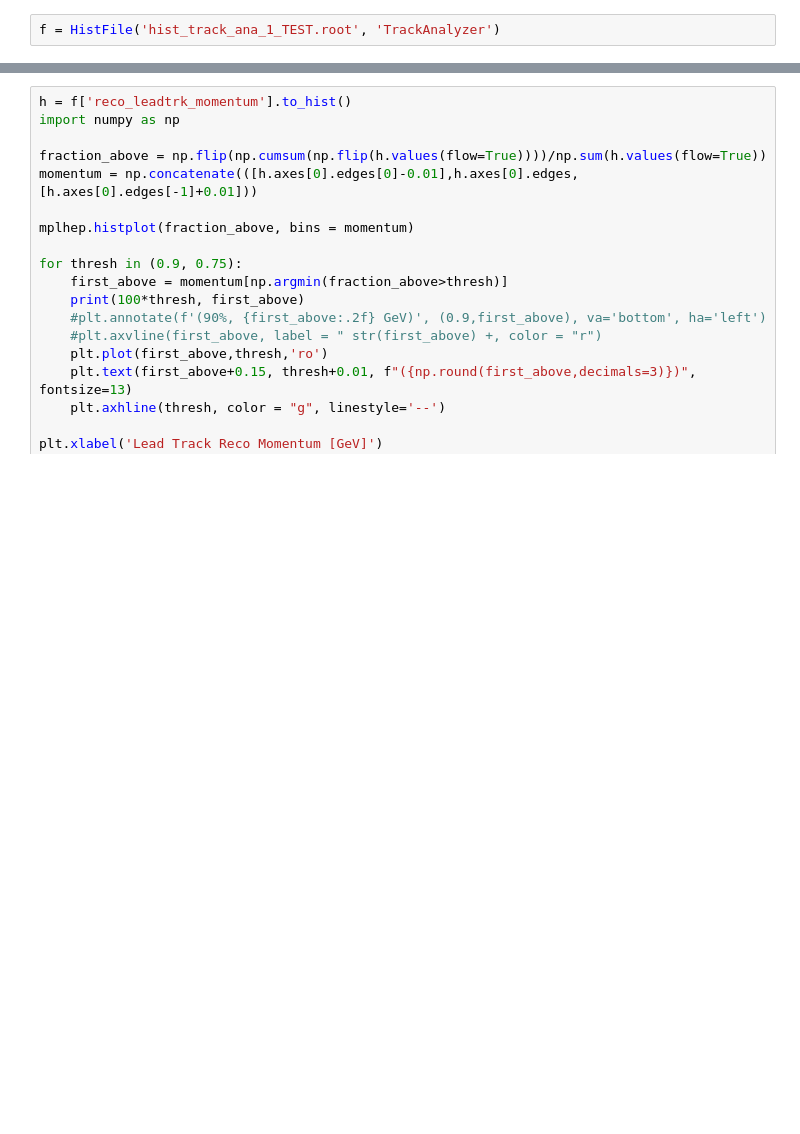
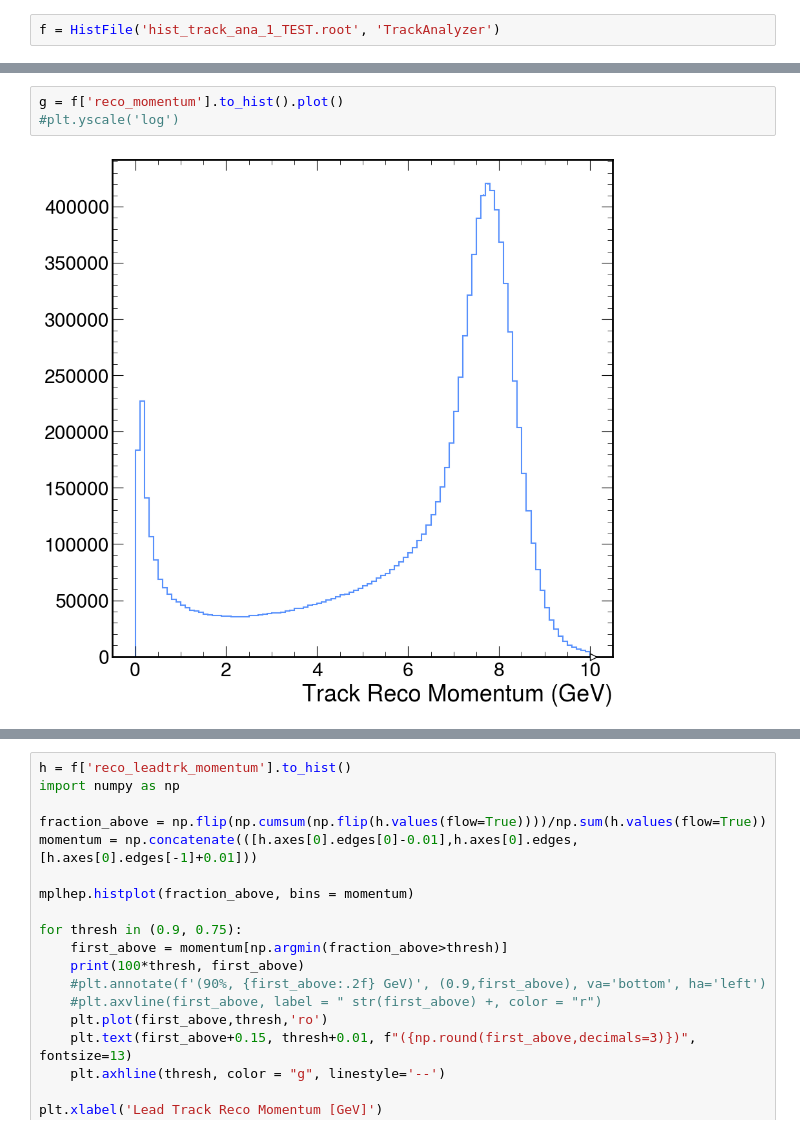
Before and after one commit to rodr1001/my_code, a Jupyter notebook: ldmx/EAT_Tracking/STREAMLINE-plot-eat-tracking-histograms.ipynb, the cells around one changed output, grey strips where cells are left out. Drawn from its saved outputs; the diff is of its cells as text; blank space fills up the shorter version.

```diff
--- a/ldmx/EAT_Tracking/STREAMLINE-plot-eat-tracking-histograms.ipynb
+++ b/ldmx/EAT_Tracking/STREAMLINE-plot-eat-tracking-histograms.ipynb
@@ -60,3 +63,8 @@ g = f['reco_momentum'].to_hist().plot()
+# %%
+g = f['reco_momentum'].to_hist().plot()
+#plt.yscale('log')
+# %% [output]
+[figure, added]
 # %%
 g = f['reco_leadtrk_momentum'].to_hist().plot()
 #plt.savefig("leadtrk_reco_momentum.jpg")
```
Also changed, not shown: parts of 18 cells of this notebook, 1 other file.
